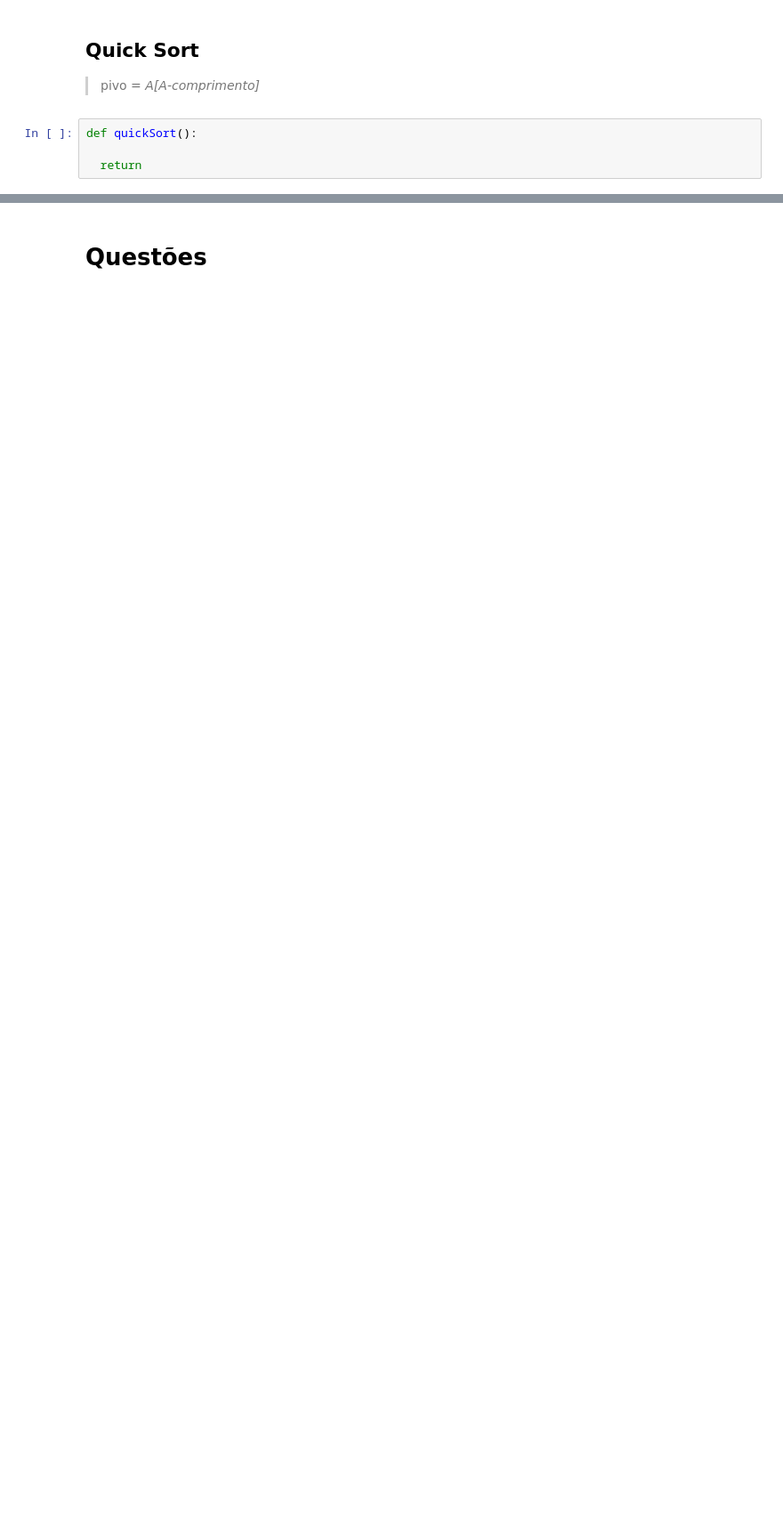
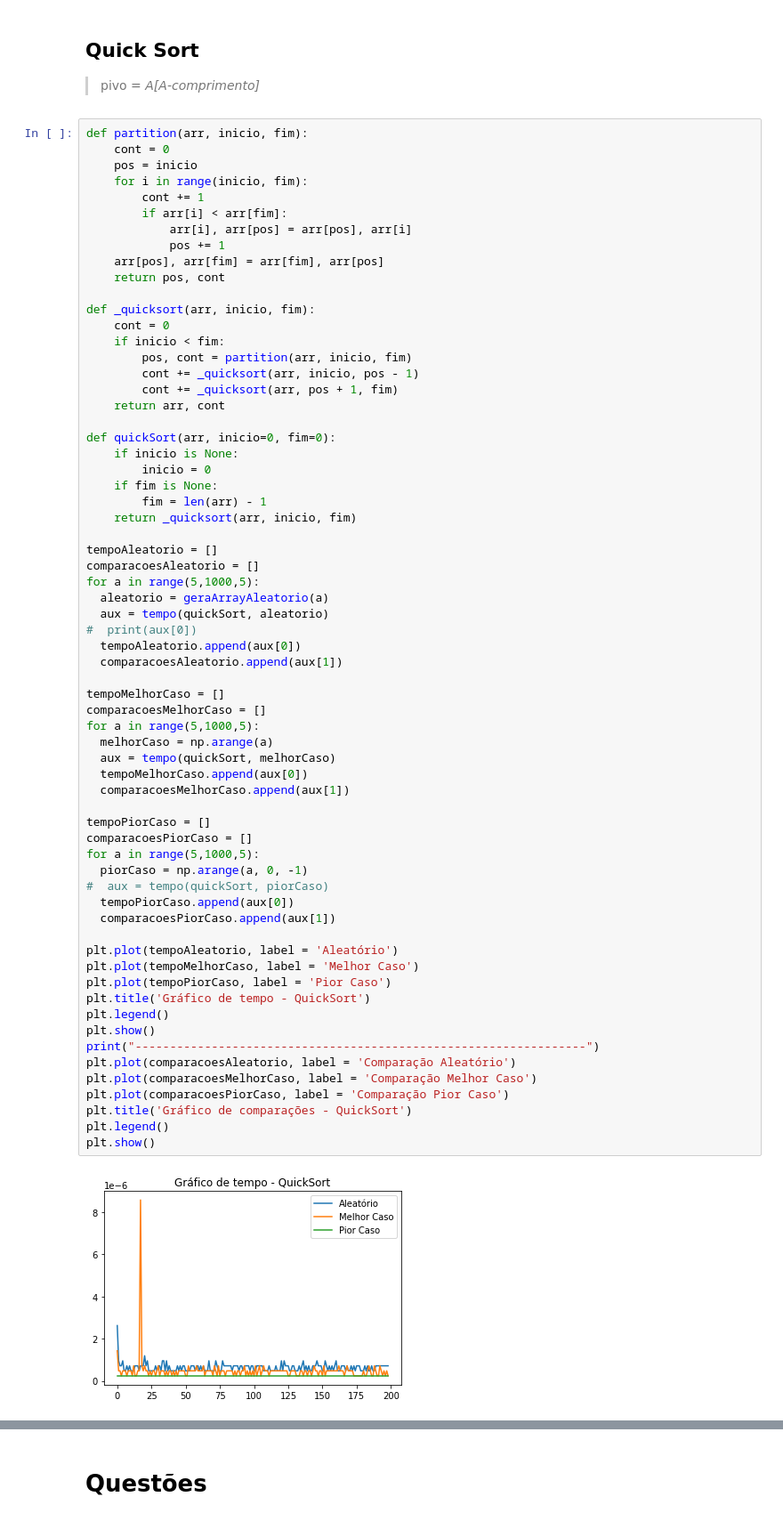
Before and after one commit to Arthss/Exerc-cio-de-CPA, a Jupyter notebook: Exercício_de_CPA.ipynb, the cells around one changed output, grey strips where cells are left out. Shown at 89% size. Saved outputs shown, nothing was run; the diff lists cells and outputs as text; blank space fills up the shorter version.

```diff
--- a/Exercício_de_CPA.ipynb
+++ b/Exercício_de_CPA.ipynb
@@ -441,7 +441,70 @@ plt.show()
 ## Quick Sort
 
 > pivo = *A[A-comprimento]*
-# %%
-def quickSort():
-
-  return
+# %%
+def partition(arr, inicio, fim):
+    cont = 0
+    pos = inicio
+    for i in range(inicio, fim):
+        cont += 1
+        if arr[i] < arr[fim]:
+            arr[i], arr[pos] = arr[pos], arr[i]
+            pos += 1
+    arr[pos], arr[fim] = arr[fim], arr[pos]
+    return pos, cont
+
+def _quicksort(arr, inicio, fim):
+    cont = 0
+    if inicio < fim:
+        pos, cont = partition(arr, inicio, fim)
+        cont += _quicksort(arr, inicio, pos - 1)
+        cont += _quicksort(arr, pos + 1, fim)
+    return arr, cont
+
+def quickSort(arr, inicio=0, fim=0):
+    if inicio is None:
+        inicio = 0
+    if fim is None:
+        fim = len(arr) - 1
+    return _quicksort(arr, inicio, fim)
+
+tempoAleatorio = []
+comparacoesAleatorio = []
+for a in range(5,1000,5):
+  aleatorio = geraArrayAleatorio(a)
+  aux = tempo(quickSort, aleatorio)
+#  print(aux[0])
+  tempoAleatorio.append(aux[0])
+  comparacoesAleatorio.append(aux[1])
+
+tempoMelhorCaso = []
+comparacoesMelhorCaso = []
+for a in range(5,1000,5):
+  melhorCaso = np.arange(a)
+  aux = tempo(quickSort, melhorCaso)
+  tempoMelhorCaso.append(aux[0])
+  comparacoesMelhorCaso.append(aux[1])
+
+tempoPiorCaso = []
+comparacoesPiorCaso = []
+for a in range(5,1000,5):
+  piorCaso = np.arange(a, 0, -1)
+#  aux = tempo(quickSort, piorCaso)
+  tempoPiorCaso.append(aux[0])
+  comparacoesPiorCaso.append(aux[1])
+
+plt.plot(tempoAleatorio, label = 'Aleatório')
+plt.plot(tempoMelhorCaso, label = 'Melhor Caso')
+plt.plot(tempoPiorCaso, label = 'Pior Caso')
+plt.title('Gráfico de tempo - QuickSort')
+plt.legend()
+plt.show()
+print("-----------------------------------------------------------------")
+plt.plot(comparacoesAleatorio, label = 'Comparação Aleatório')
+plt.plot(comparacoesMelhorCaso, label = 'Comparação Melhor Caso')
+plt.plot(comparacoesPiorCaso, label = 'Comparação Pior Caso')
+plt.title('Gráfico de comparações - QuickSort')
+plt.legend()
+plt.show()
+# %% [output]
+[figure, added]
```
Also changed, not shown: parts of 9 cells of this notebook.
